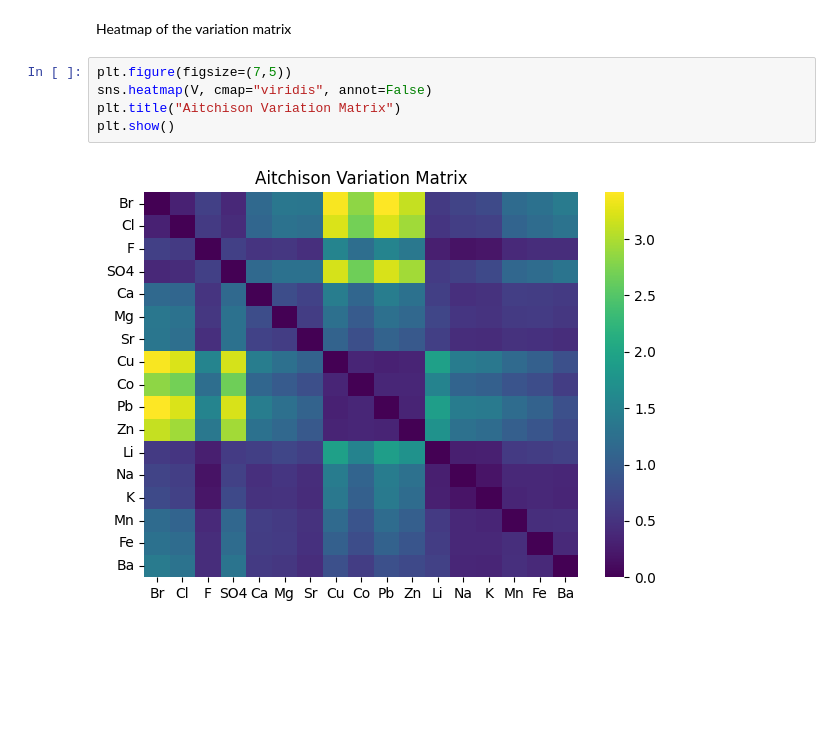
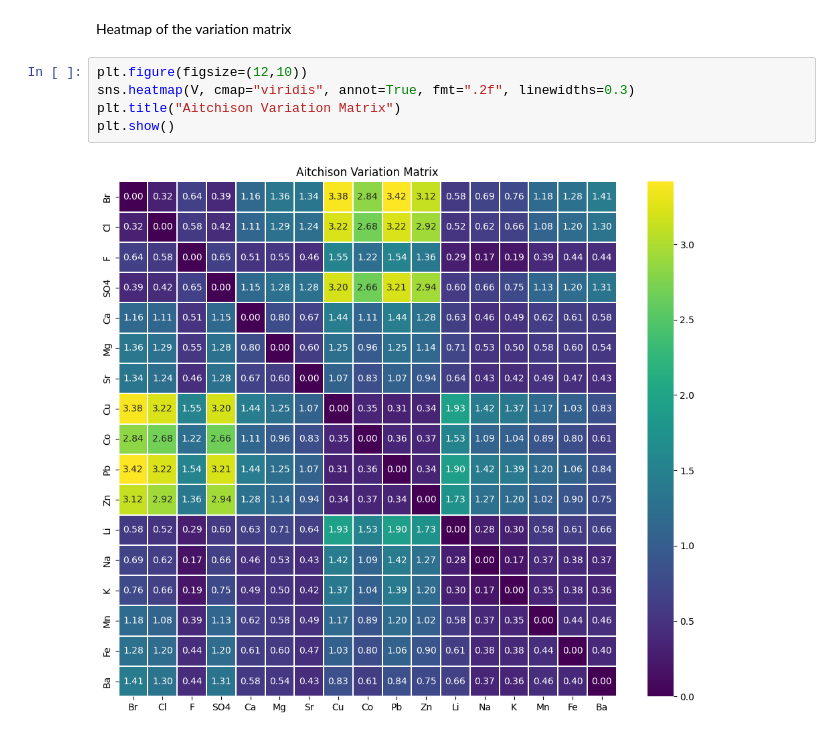
Before and after one commit to jlima-geol/multivariate-compositional-analysis, a Jupyter notebook: notebooks/02_logratio_and_variation_array.ipynb, the cells around one changed output. Cells and saved outputs as stored; diff of their text form; blank space fills up the shorter version.

```diff
--- a/notebooks/02_logratio_and_variation_array.ipynb
+++ b/notebooks/02_logratio_and_variation_array.ipynb
@@ -101,9 +99,9 @@ V
 # %% [markdown]
 Heatmap of the variation matrix
 # %%
-plt.figure(figsize=(7,5))
-sns.heatmap(V, cmap="viridis", annot=False)
+plt.figure(figsize=(12,10))
+sns.heatmap(V, cmap="viridis", annot=True, fmt=".2f", linewidths=0.3)
 plt.title("Aitchison Variation Matrix")
 plt.show()
 # %% [output]
-[figure, old version]
+[figure, new version]
```
Also changed, not shown: parts of 1 cell of this notebook, 9 other files.
